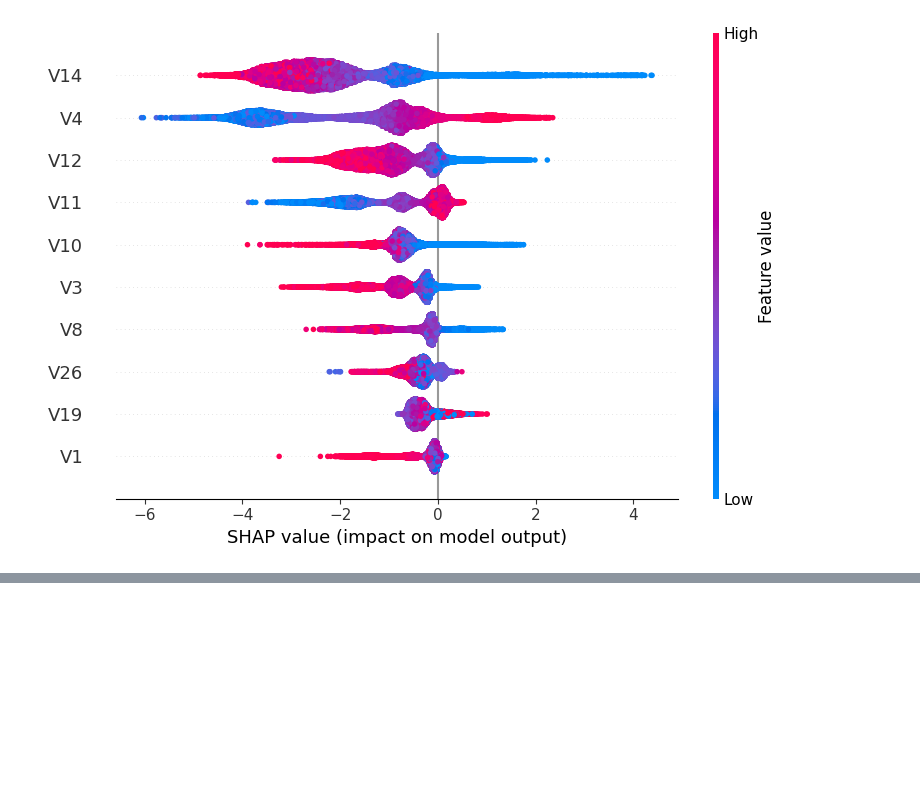
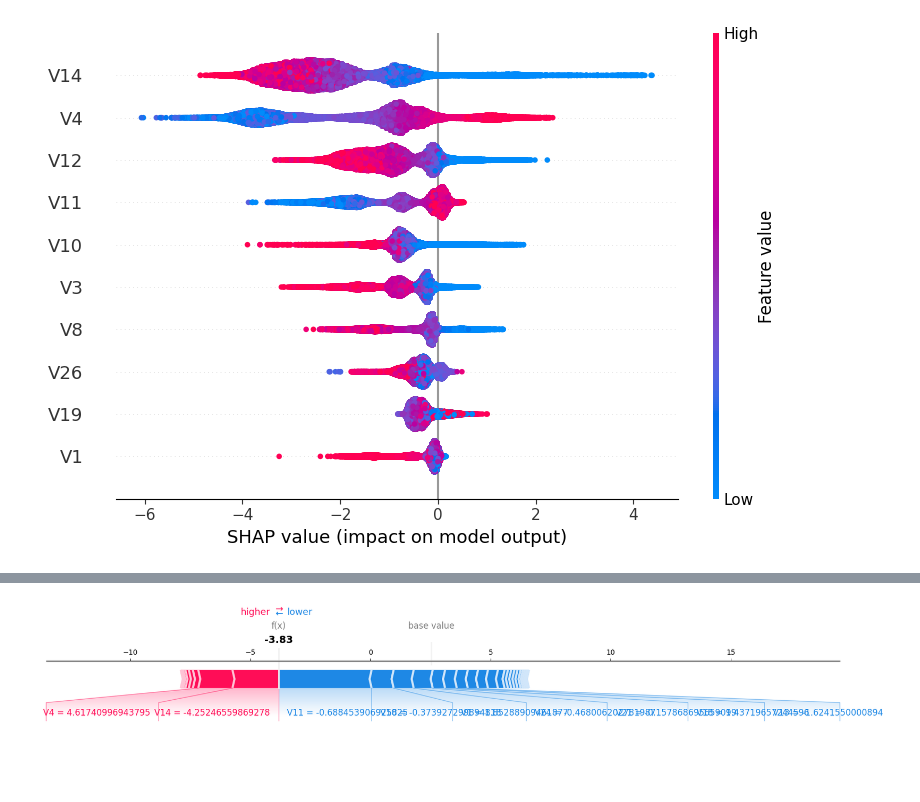
Before and after one commit to Feven777/detection-of-fraud-cases-for-e-commerce-and-bank-transactions, a Jupyter notebook: notebooks/model-explainability.ipynb, the cells around one changed output, grey strips where cells are left out. Saved outputs shown, nothing was run; the diff lists cells and outputs as text; code cells hidden in the pictures; blank space fills up the shorter version.

```diff
--- a/notebooks/model-explainability.ipynb
+++ b/notebooks/model-explainability.ipynb
@@ -96,0 +124,9 @@ fn_idx = results[(results.y_true == 1) & (results.y_pred == 0)].index[0]
+# %%
+shap.force_plot(
+    explainer.expected_value,
+    shap_values[X_test.index.get_loc(fn_idx)],
+    X_test.loc[fn_idx],
+    matplotlib=True
+)
+# %% [output]
+[figure, added]
```
Also changed, not shown: parts of 3 cells of this notebook.
